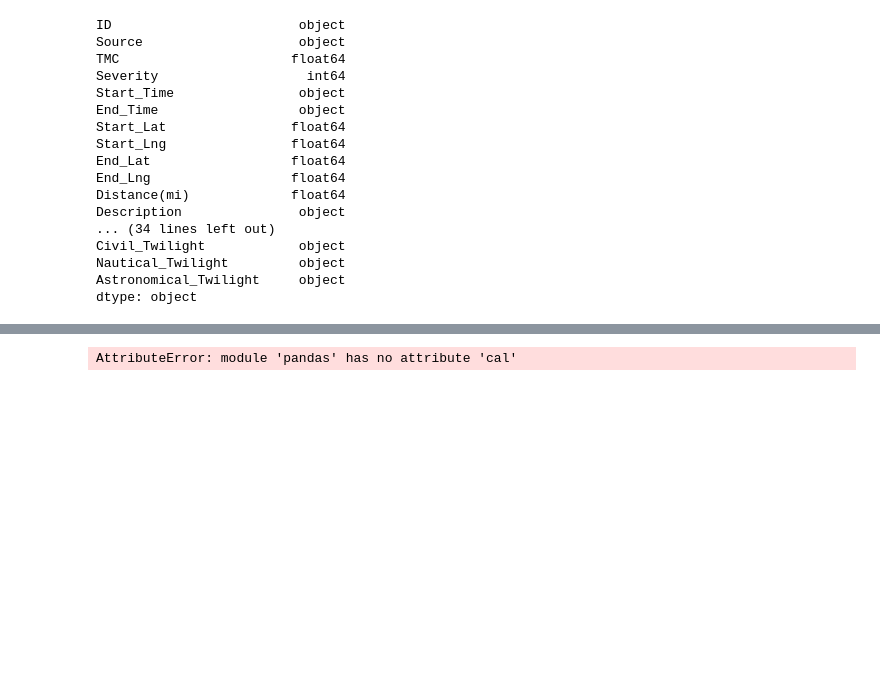
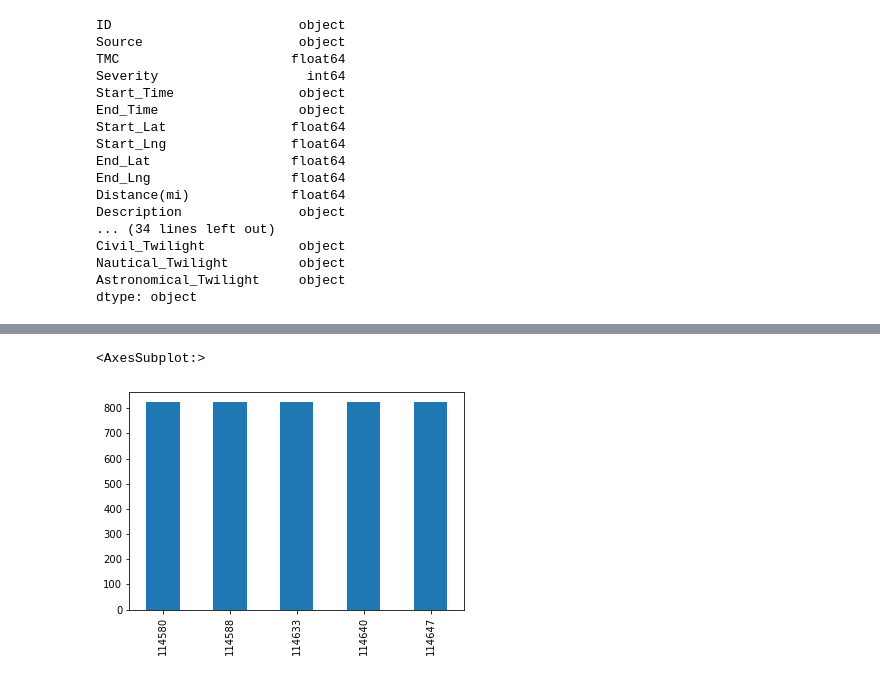
Before and after one commit to moonchuchu/springboard, a Jupyter notebook: Traffic_Accident/California Traffic Data.ipynb, the cells around one changed output, grey strips where cells are left out. Drawn from its saved outputs; the diff is of its cells as text; code cells hidden in the pictures; blank space fills up the shorter version.

```diff
--- a/Traffic_Accident/California Traffic Data.ipynb
+++ b/Traffic_Accident/California Traffic Data.ipynb
@@ -230,10 +250,17 @@ temp.plot(kind="bar")
 # %%
 # The data looks suspicious where it has 127F temp and 822 Wind_speed.
 cal.loc[cal['Wind_Speed(mph)'] > 822,].transpose()
-plotdata=cal['Wind_Speed(mph)']
-plotdata.plot(kind="bar")
+high_wind_700=cal.loc[cal['Wind_Speed(mph)'] > 700,]
+high_wind_700
+#plotdata=cal['Wind_Speed(mph)']
+#cal_800.plot(kind="bar")
+
+plotdata=high_wind_700['Wind_Speed(mph)']
+temp=plotdata.head()
+temp.plot(kind="bar")
 # %% [output]
-AttributeError: module 'pandas' has no attribute 'cal'
+<AxesSubplot:>
+[figure, added]
 # %%
 #Data Cleaning
 
```
Also changed, not shown: parts of 8 cells of this notebook.
